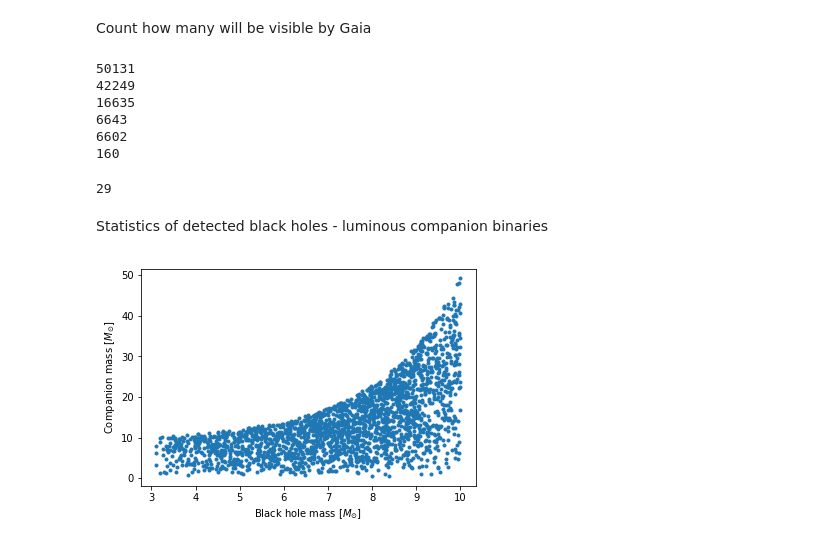
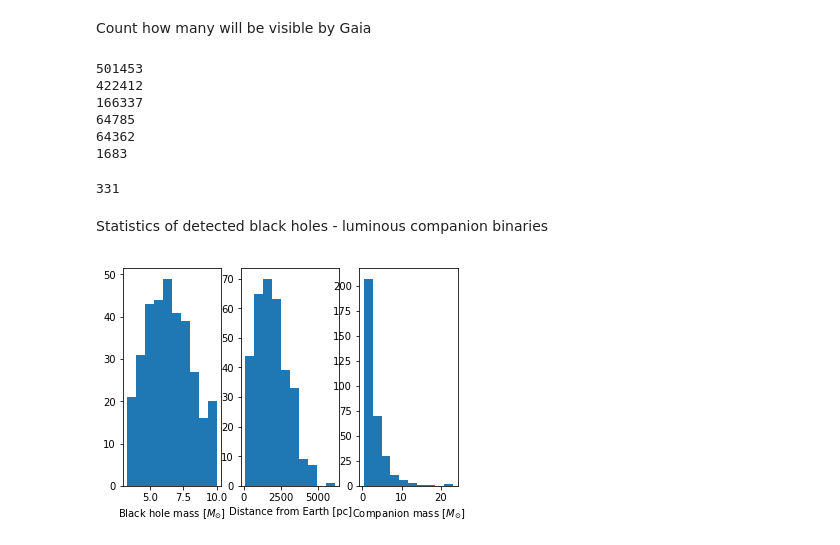
Before and after one commit to bolverk/gaia_black_hole_binaries, a Jupyter notebook: stellar_binary_monte_carlo.ipynb, the cells around one changed output. Cells and saved outputs as stored; diff of their text form; code cells hidden in the pictures.

Commit message:
add estimation for lc-bh companion in hipparcos

```diff
--- a/stellar_binary_monte_carlo.ipynb
+++ b/stellar_binary_monte_carlo.ipynb
@@ -259,7 +259,7 @@ def calc_sigma_G(gmag):
 # %% [markdown]
 Synthetic stellar population
 # %%
-ssp = {'primary mass':randomise_salpeter_bh_progenitor_mass(int(1e6))}
+ssp = {'primary mass':randomise_salpeter_bh_progenitor_mass(int(1e7))}
 ssp['initial mass ratio'] = randomise_mass_ratio(ssp['primary mass'])
 ssp['companion mass'] = ssp['primary mass']*ssp['initial mass ratio']
 ssp['initial semi major axis'] = randomise_semi_major_axis(ssp['primary mass'])
@@ -316,20 +316,28 @@ valid_list = numpy.logical_and(valid_list,
                                10*(1+ssp['initial mass ratio']/0.2)*ssp['sigma pomega']*ssp['distance from earth']*5e-12)
 valid_list.sum()
 # %% [output]
-50131
-42249
-16635
-6643
-6602
-160
+501453
+422412
+166337
+64785
+64362
+1683
-29
+331
 # %% [markdown]
 Statistics of detected black holes - luminous companion binaries
 # %%
 %matplotlib inline
-pylab.plot(ssp['black hole mass'][valid_list],
-          ssp['companion mass'][valid_list], '.')
-pylab.xlabel('Black hole mass [$M_{\odot}$]')
-pylab.ylabel('Companion mass [$M_{\odot}$]');
+
+pylab.subplot(131)
+pylab.hist(ssp['black hole mass'][valid_list])
+pylab.xlabel('Black hole mass [$M_{\odot}$]');
+
+pylab.subplot(132)
+pylab.hist(ssp['distance from earth'][valid_list])
+pylab.xlabel('Distance from Earth [pc]');
+
+pylab.subplot(133)
+pylab.hist(ssp['companion mass'][valid_list])
+pylab.xlabel('Companion mass [$M_{\odot}$]');
 # %% [output]
-[figure, old version]
+[figure, new version]
```
Also changed, not shown: parts of 4 cells of this notebook.
